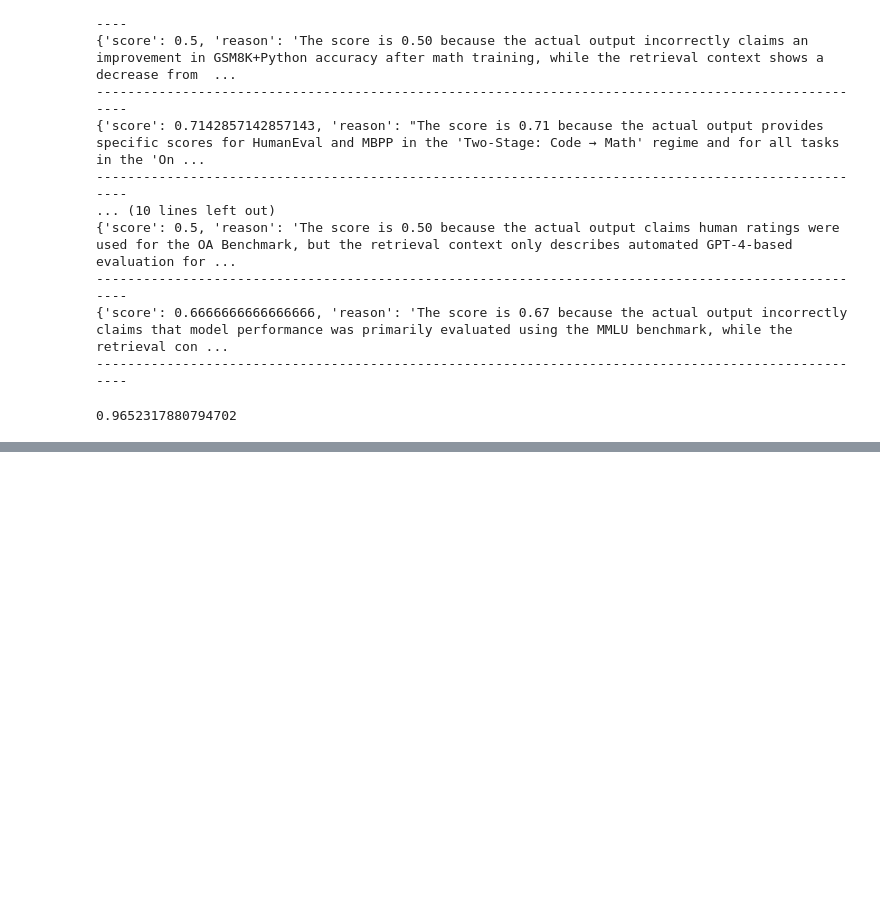
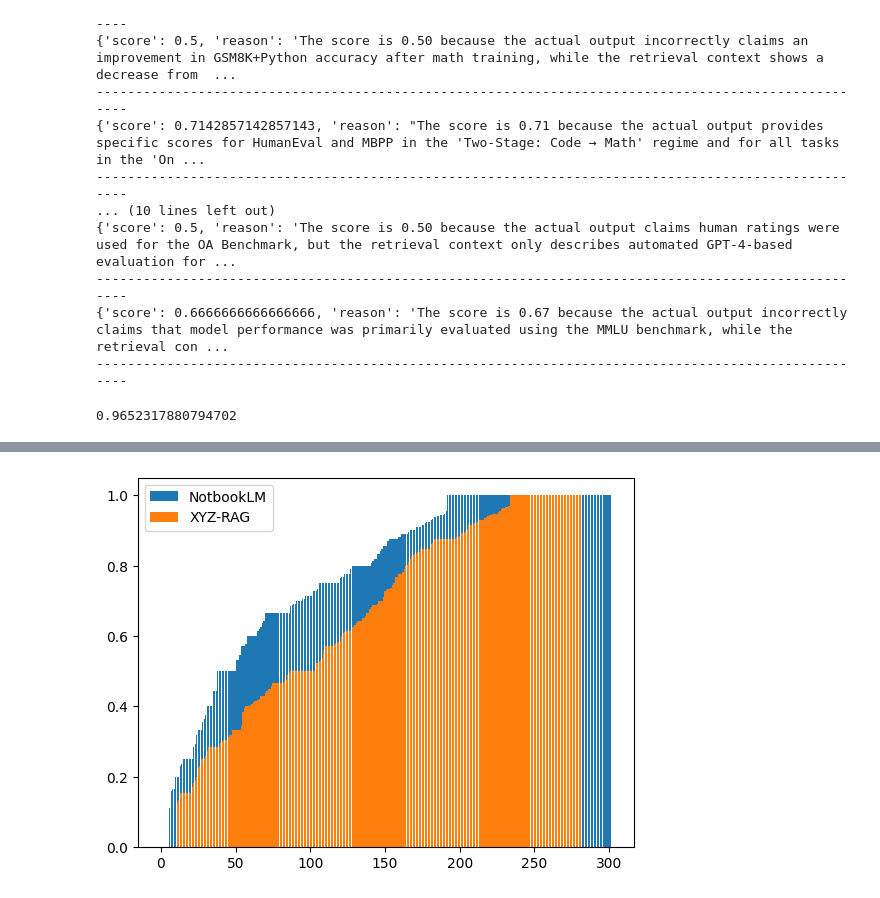
Before and after one commit to protagolabs/NetMind-RS-KnowledgeRAG, a Jupyter notebook: evaluation/evaluate_0815.ipynb, the cells around one changed output, grey strips where cells are left out. Drawn from its saved outputs; the diff is of its cells as text; code cells hidden in the pictures; blank space fills up the shorter version.

```diff
--- a/evaluation/evaluate_0815.ipynb
+++ b/evaluation/evaluate_0815.ipynb
@@ -296,0 +400,16 @@ with open("notebooklm_examples_new_faithfulness.json", "w") as f:
+# %%
+import pandas as pd
+from matplotlib import pyplot as plt
+
+
+# 列表的柱状图：
+
+all_score = sorted(all_score)
+relevance_score = sorted(relevance_score)
+
+plt.bar(range(len(all_score)), all_score, label='NotbookLM')
+plt.bar(range(len(relevance_score)), relevance_score, label='XYZ-RAG')
+plt.legend()
+plt.show()
+# %% [output]
+[figure, added]
```
Also changed, not shown: parts of 6 cells of this notebook, 17 other files.
